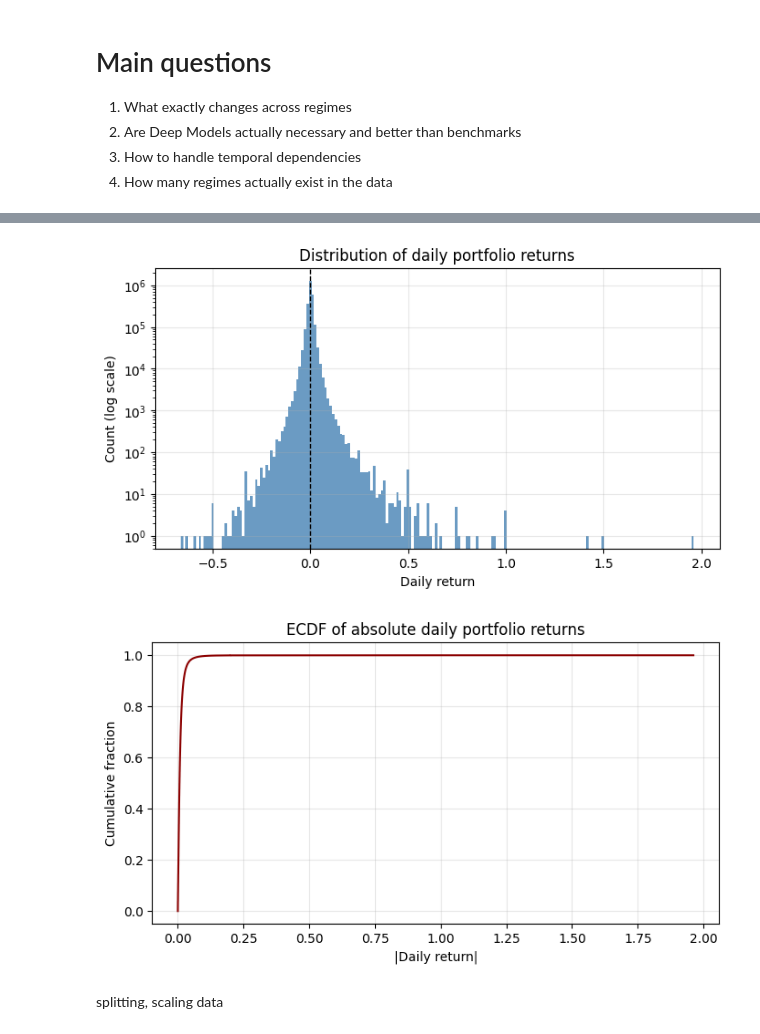
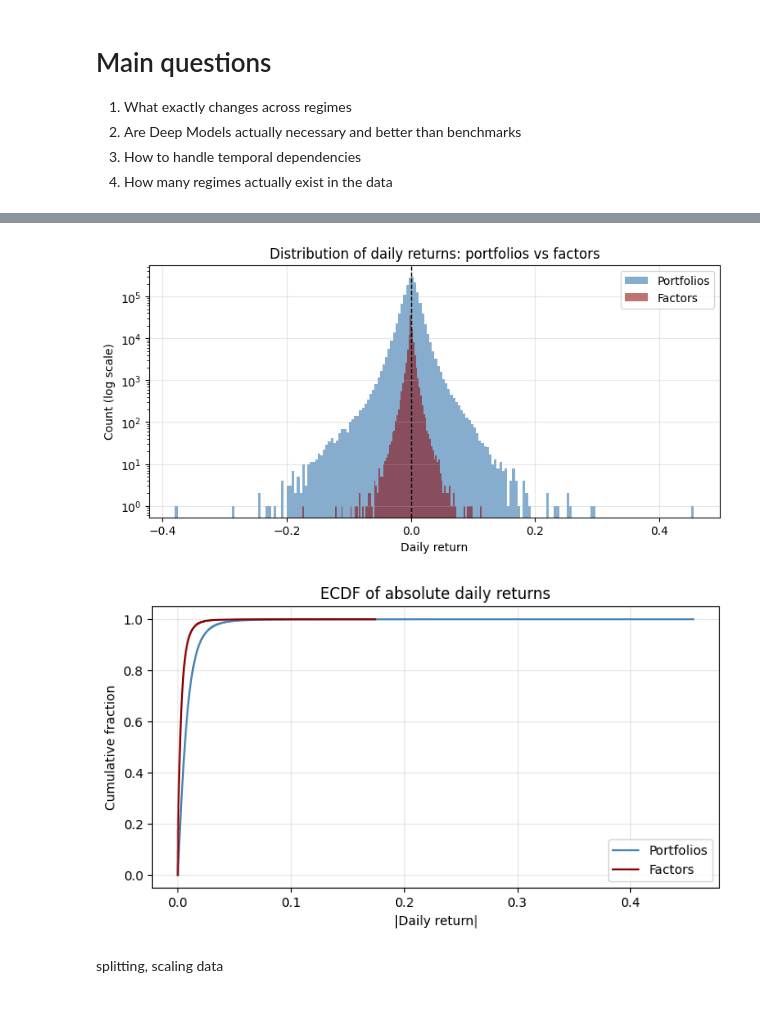
Before and after one commit to evucelic/Diplomski-Projekt, a Jupyter notebook: main.ipynb, the cells around one changed output, grey strips where cells are left out. Cells and saved outputs as stored; diff of their text form; code cells hidden in the pictures.

```diff
--- a/main.ipynb
+++ b/main.ipynb
@@ -18,6 +20,6 @@ Mounted at /content/drive
 # %%
 data = pd.read_csv(
-    "/content/drive/MyDrive/data_dipl_proj/100_Portfolios_10x10_Daily_valueweighted.csv",
+    "/content/drive/MyDrive/data_dipl_proj/merged_100_portfolios_ff5_daily.csv",
     parse_dates=True,
     low_memory=False
 )
@@ -50,13 +52,17 @@ data = data.replace({
 
 data = data.apply(lambda col: pd.to_numeric(col, errors='coerce'))
 data = data / 100
-data.index = pd.to_datetime(data.index, format="%Y%m%d")
+data.index = pd.to_datetime(data.index, format="%Y-%m-%d")
 
 # main analysis, with nans which we will marginalize
 data_with_nans = data.astype(np.float32)
 data_nan_mask = data_with_nans.notna().astype(np.float32)
 # baseline, zero filled the nans
 data_zero_filled = data_with_nans.fillna(0.0)
-# robustness, smaller subsample with less nans overall
-data_filtered_sample = data[data.index > "1968-01-01"]
+# %%
+factor_cols = ["Mkt-RF", "SMB", "HML", "RMW", "CMA", "RF"]
+portfolio_cols = [c for c in data_with_nans.columns if c not in factor_cols]
+
+port = data_with_nans[portfolio_cols]
+factors = data_with_nans[factor_cols]
 # %%
@@ -100,31 +128,40 @@ plt.show()
 # %%
-x = data_with_nans.to_numpy().ravel()
-x = x[~np.isnan(x)]
+x_port = port.to_numpy().ravel()
+x_port = x_port[~np.isnan(x_port)]
 
-plt.figure(figsize=(8, 4))
-plt.hist(x, bins=200, log=True, color="steelblue", alpha=0.8)
+x_fact = factors.to_numpy().ravel()
+x_fact = x_fact[~np.isnan(x_fact)]
+
+plt.figure(figsize=(9, 4))
+plt.hist(x_port, bins=200, log=True, alpha=0.65, label="Portfolios", color="steelblue")
+plt.hist(x_fact, bins=120, log=True, alpha=0.55, label="Factors", color="darkred")
 plt.axvline(0, color="black", linestyle="--", linewidth=1)
-plt.title("Distribution of daily portfolio returns")
+plt.title("Distribution of daily returns: portfolios vs factors")
 plt.xlabel("Daily return")
 plt.ylabel("Count (log scale)")
+plt.legend()
 plt.grid(True, alpha=0.3)
 plt.show()
 # %% [output]
-[figure, old version]
+[figure, new version]
 # %%
-abs_x = np.abs(x)
-abs_x = np.sort(abs_x)
-y = np.arange(1, len(abs_x) + 1) / len(abs_x)
+abs_port = np.sort(np.abs(x_port))
+abs_fact = np.sort(np.abs(x_fact))
+
+y_port = np.arange(1, len(abs_port) + 1) / len(abs_port)
+y_fact = np.arange(1, len(abs_fact) + 1) / len(abs_fact)
 
 plt.figure(figsize=(8, 4))
-plt.plot(abs_x, y, color="darkred")
-plt.title("ECDF of absolute daily portfolio returns")
+plt.plot(abs_port, y_port, label="Portfolios", color="steelblue")
+plt.plot(abs_fact, y_fact, label="Factors", color="darkred")
+plt.title("ECDF of absolute daily returns")
 plt.xlabel("|Daily return|")
 plt.ylabel("Cumulative fraction")
+plt.legend()
 plt.grid(True, alpha=0.3)
 plt.show()
 # %% [output]
-[figure, old version]
+[figure, new version]
 # %% [markdown]
 splitting, scaling data
 # %%
```
Also changed, not shown: parts of 12 cells of this notebook.
